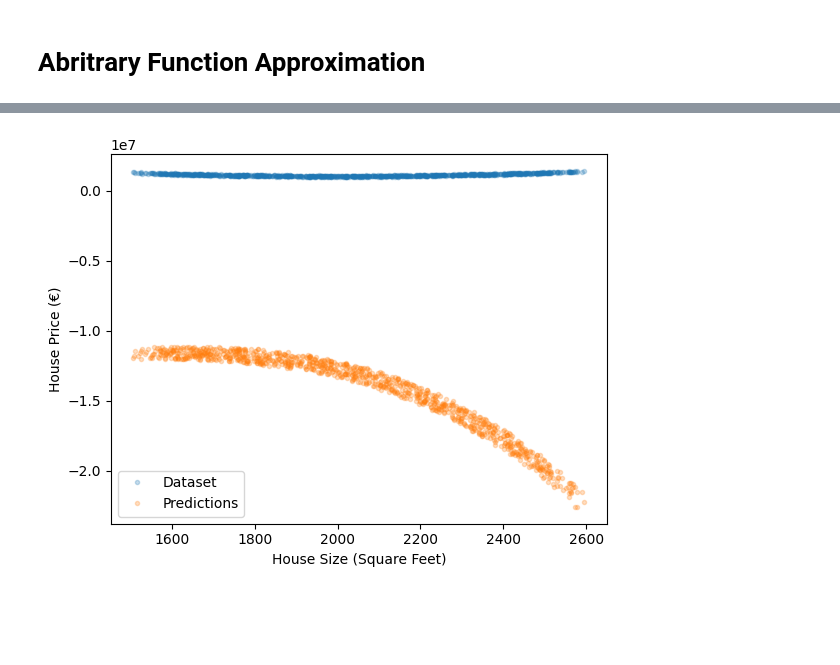
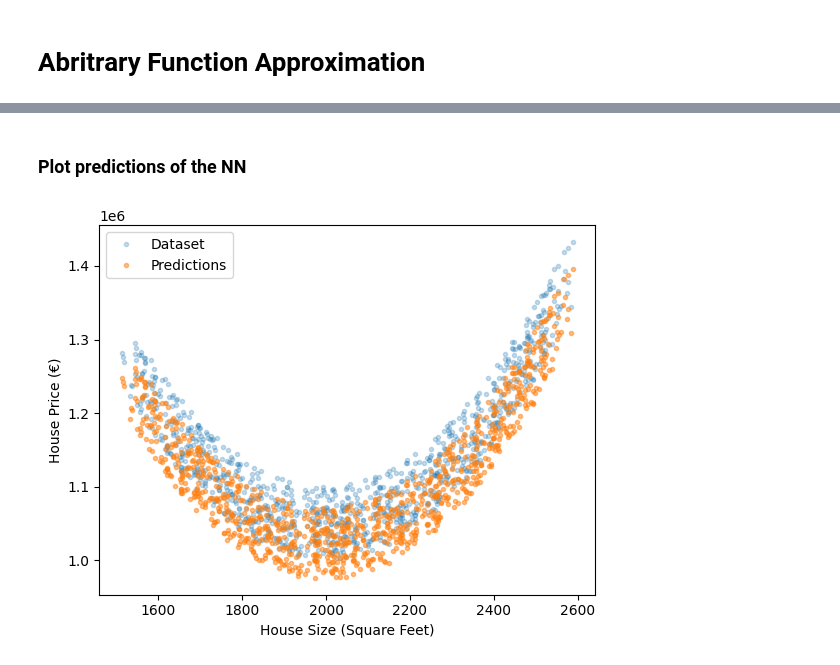
Before and after one commit to grussdorian/neural-networks-crash-course, a Jupyter notebook: 1 - ArbitraryFn.ipynb, the cells around one changed output, grey strips where cells are left out. Saved outputs shown, nothing was run; the diff lists cells and outputs as text; code cells hidden in the pictures; blank space fills up the shorter version.

```diff
--- a/1 - ArbitraryFn.ipynb
+++ b/1 - ArbitraryFn.ipynb
@@ -19,7 +19,7 @@ plt.show()
 def hypothesis(a, b, c, x):
     return  (a * (x ** 2)) + (b * x) + c
 # %%
-preds = hypothesis(2, -3000, 0, house_sizes) # Random values for m and c
+preds = hypothesis(2, -3000, 5e6, house_sizes) # Random values for m and c
 plt.plot(house_sizes, house_prices, '.')
 plt.plot(house_sizes, preds, '-')
 plt.xlabel('House Size (Square Feet)')
@@ -41,9 +41,9 @@ def gradient_descent(a, b, c, x, y, learning_rate, iterations):
 
     for _ in range(iterations):
         # Compute the gradients
-        da = (1/M) * np.sum((y - hypothesis(a, b, c, x)) * -1 * (x ** 2))
-        db = (1/M) * np.sum((y - hypothesis(a, b, c, x)) * -1 * x)
-        dc = (1/M) * np.sum((y - hypothesis(a, b, c, x)) * -1)
+        da = (1/M) * np.sum((hypothesis(a, b, c, x) - y) * (x ** 2))
+        db = (1/M) * np.sum((hypothesis(a, b, c, x) - y) * x)
+        dc = (1/M) * np.sum((hypothesis(a, b, c, x) - y))
 
         # Update parameters
         a = a - learning_rate * da
@@ -64,8 +64,8 @@ iterations = 100
 
 def train():
     # Training the model
-    a, b, c = 1, -3000, 5e6  # Initial values of parameters
-    learning_rate = 1e-8  # You may need to adjust it
+    a, b, c = 2, -3800, 5e6  # Initial values of parameters
+    learning_rate = 1e-14  # You may need to adjust it
 
     for i in range(iterations):
         print("Iteration number: ", i+1)
@@ -125,25 +126,30 @@ class AFA(torch.nn.Module):
 net = AFA()
 net = net.to(device=torch.device("cpu"), dtype=torch.double)
 # %%
-optimizer = optim.SGD(net.parameters(), lr=0.00001)
+optimizer = optim.SGD(net.parameters(), lr=1e-4)
 
-for epoch in range(100):  # loop over the dataset multiple times
+def train(net, trainloader, optimizer, epochs = 100):
+    losslog = []
 
-    for i, data in enumerate(trainloader):
-        inputs, labels = data.T.unsqueeze(dim=2)
+    for epoch in tqdm(range(epochs)):  # loop over the dataset multiple times
+        for i, data in enumerate(trainloader):
+            inputs, labels = data.T.unsqueeze(dim=2)
 
-        optimizer.zero_grad()
-        outputs = net(inputs)
+            optimizer.zero_grad()
+            outputs = net(inputs)
 
-        loss = torch.nn.functional.mse_loss(outputs, labels)
+            loss = torch.nn.functional.mse_loss(outputs, labels)
 
-        # Backpropagate: calculate gradients
-        loss.backward()
+            # Backpropagate: calculate gradients
+            loss.backward()
 
-        # Optimize: adjust weights acc to gradient
-        optimizer.step()
+            # Optimize: adjust weights acc to gradient
+            optimizer.step()
 
-    print(f'[Epoch {epoch + 1}] loss: {loss.detach().item()}')
+            losslog += [loss.detach().item()]
 
+    return losslog
+
+train(net, trainloader, optimizer)
 print('Finished Training')
 # %% [output]
@@ -170,12 +160,13 @@ with torch.no_grad():
     predicted_price = net(dataset[0].unsqueeze(dim=1)).squeeze(dim=1)
 
 predicted_price = (predicted_price * std) + mean
+# %% [markdown]
+### Plot predictions of the NN
 # %%
-# Plot the final model
 plt.plot(house_sizes, house_prices, '.', alpha=0.25, label="Dataset")
-plt.plot(house_sizes, predicted_price, '.', alpha=0.25, label="Predictions")
+plt.plot(house_sizes, predicted_price, '.', alpha=0.5, label="Predictions")
 plt.xlabel('House Size (Square Feet)'); plt.ylabel('House Price (€)')
 plt.legend()
 plt.show()
 # %% [output]
-[figure, old version]
+[figure, new version]
```
Also changed, not shown: parts of 15 cells of this notebook, 1 other file.
